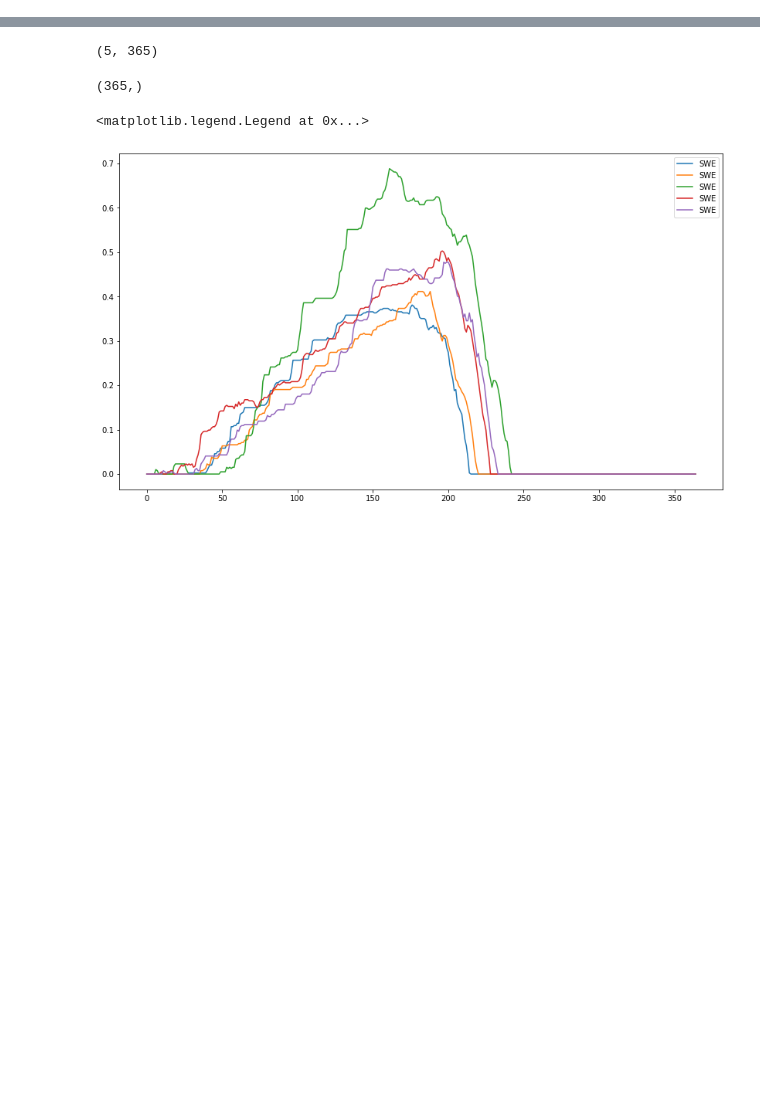
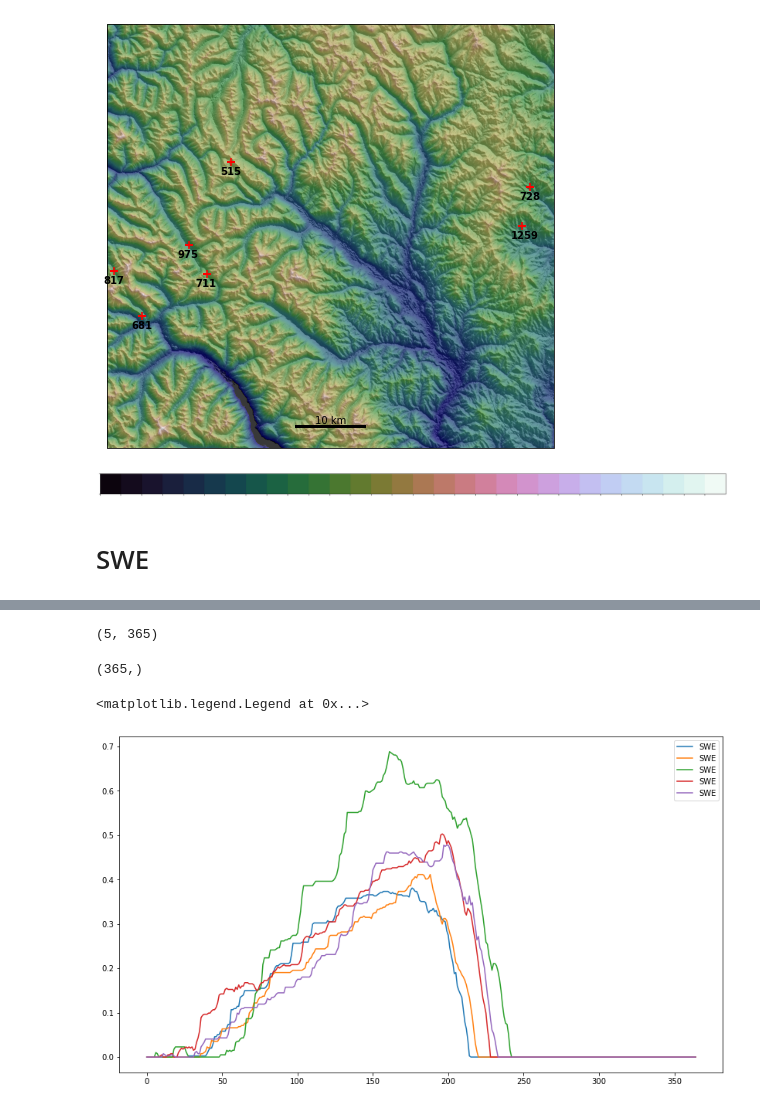
Before and after one commit to snowmodel-tools/preprocess_python, a Jupyter notebook: Explore_SNOTEL.ipynb, the cells around one changed output, grey strips where cells are left out. Saved outputs shown, nothing was run; the diff lists cells and outputs as text; code cells hidden in the pictures; blank space fills up the shorter version.

```diff
--- a/Explore_SNOTEL.ipynb
+++ b/Explore_SNOTEL.ipynb
@@ -61,0 +165,39 @@ df_depth.head()
+# %%
+# plot georeferenced SnowModel output with SNOTEL stations
+fig, ax = plt.subplots(1,figsize=(8,10))
+
+#this was added for the scalebar
+ax = plt.axes(projection=ccrs.Mercator())
+
+#hillshade and elevation
+ax.imshow(np.flipud(hillshade), origin = [minx,miny], extent = [minx,maxx,miny,maxy],cmap ='gray')
+ax.imshow(np.flipud(elevation), origin = [minx,miny], extent = [minx,maxx,miny,maxy],cmap='gist_earth', alpha = 0.7)
+
+# #remove tickmarks and tick labels
+# ax.axes.xaxis.set_visible(False)
+# ax.axes.yaxis.set_visible(False)
+
+# #colorbar
+# ax_cbar =plt.colorbar(snow,orientation="vertical")#, fraction=0.07)
+# ax_cbar.set_label('SWE [m]')
+
+ax.set_xlabel('Easting')
+ax.set_ylabel('Northing')
+
+#https://gist.github.com/dmeliza/3251476 scalebar?
+#https://www.thetopsites.net/article/50674451.shtml
+scale_bar(ax, 10)
+
+#date title
+#plt.title('WY domain')
+
+new.plot(column='code',legend=False, ax=ax,markersize=50,edgecolors=None,color='r',marker='+')
+
+new['code_short']= [row[:-8] for row in new['code']]
+
+for x, y, label in zip(new.geometry.x, new.geometry.y, new.code_short):
+    ax.annotate(label, xy=(x, y), xytext=(-11, -13), textcoords="offset points",weight='bold',fontsize=10, color = 'k')#,rotation = 20)
+
+plt.show()
+# %% [output]
+[figure, added]
@@ -61,0 +206,16 @@ df_depth.head()
+# %%
+from matplotlib.colors import ListedColormap
+import seaborn as sns
+cmap = ListedColormap(sns.color_palette("Spectral",200))
+clrs = sns.palplot(sns.color_palette("cubehelix",30))
+
+#cmap = sns.cubehelix_palette(30,as_cmap=True)
+
+
+pal = sns.dark_palette("palegreen", as_cmap=True)
+
+cmap = ListedColormap(sns.color_palette("Spectral",200))
+# %% [output]
+[figure, added]
+# %% [markdown]
+# SWE
```
Also changed, not shown: parts of 20 cells of this notebook.
